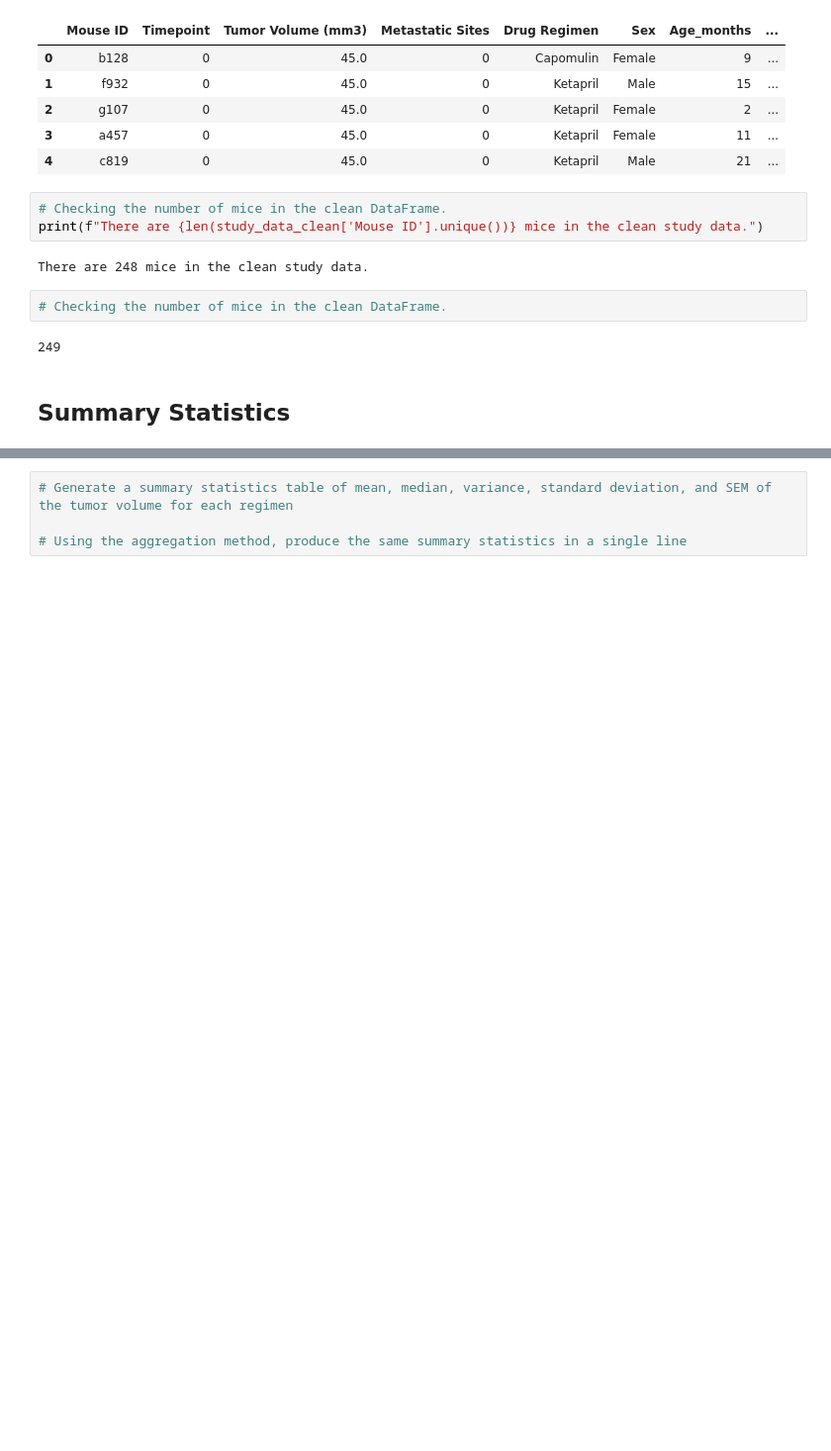
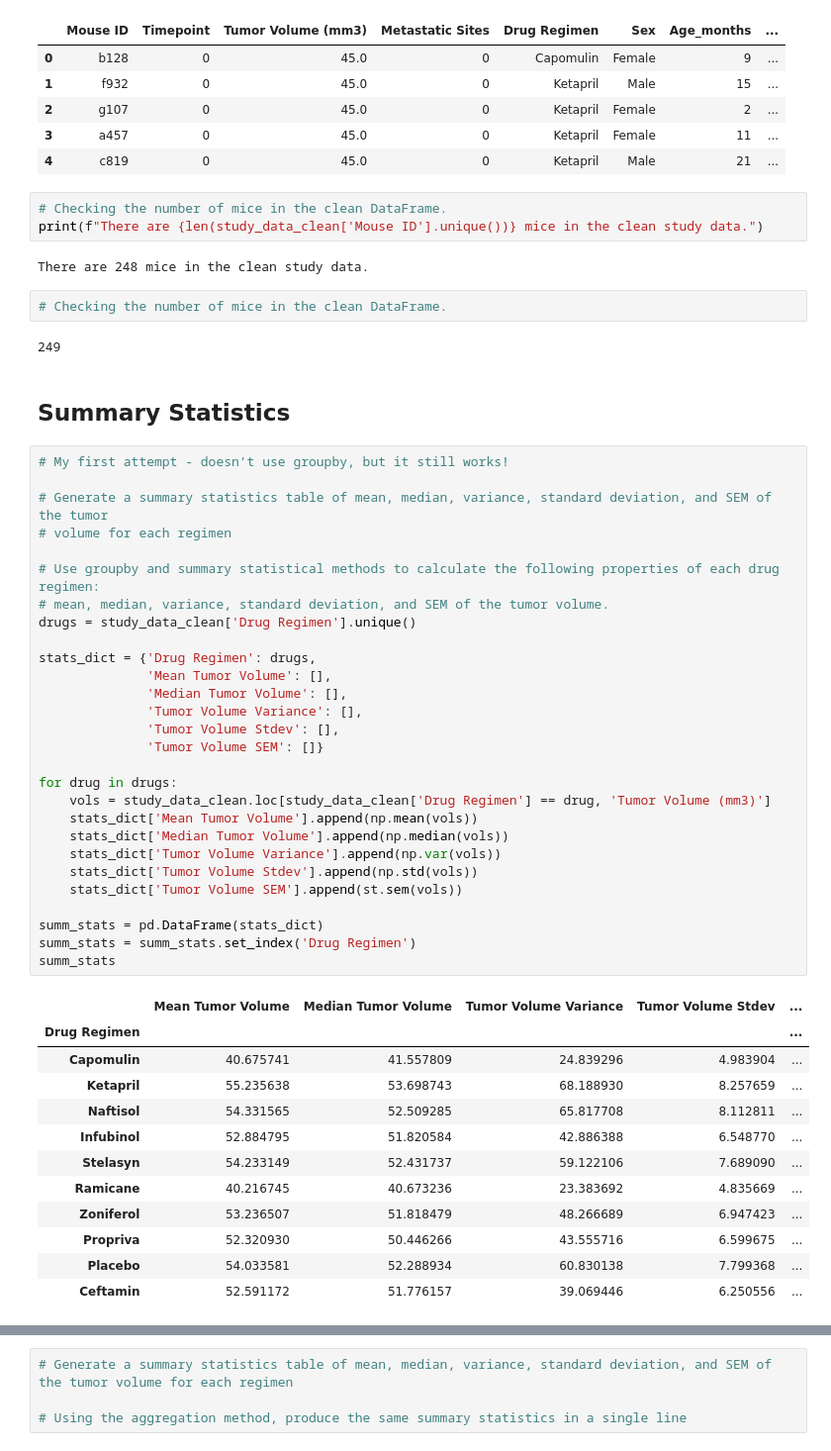
Before and after one commit to wpj174/matplotlib-challenge, a Jupyter notebook: pymaceuticals.ipynb, the cells around one changed output, grey strips where cells are left out. Shown at 99% size. Cells and saved outputs as stored; diff of their text form; blank space fills up the shorter version.

Commit message:
Summary Stats 2
Create summary statistics table with groupby

```diff
--- a/pymaceuticals.ipynb
+++ b/pymaceuticals.ipynb
@@ -132,3 +132,44 @@ There are 248 mice in the clean study data.
 249
 # %% [markdown]
 ## Summary Statistics
+# %%
+# My first attempt - doesn't use groupby, but it still works!
+
+# Generate a summary statistics table of mean, median, variance, standard deviation, and SEM of the tumor
+# volume for each regimen
+
+# Use groupby and summary statistical methods to calculate the following properties of each drug regimen:
+# mean, median, variance, standard deviation, and SEM of the tumor volume.
+drugs = study_data_clean['Drug Regimen'].unique()
+
+stats_dict = {'Drug Regimen': drugs,
+              'Mean Tumor Volume': [],
+              'Median Tumor Volume': [],
+              'Tumor Volume Variance': [],
+              'Tumor Volume Stdev': [],
+              'Tumor Volume SEM': []}
+
+for drug in drugs:
+    vols = study_data_clean.loc[study_data_clean['Drug Regimen'] == drug, 'Tumor Volume (mm3)']
+    stats_dict['Mean Tumor Volume'].append(np.mean(vols))
+    stats_dict['Median Tumor Volume'].append(np.median(vols))
+    stats_dict['Tumor Volume Variance'].append(np.var(vols))
+    stats_dict['Tumor Volume Stdev'].append(np.std(vols))
+    stats_dict['Tumor Volume SEM'].append(st.sem(vols))
+
+summ_stats = pd.DataFrame(stats_dict)
+summ_stats = summ_stats.set_index('Drug Regimen')
+summ_stats
+# %% [output]
+|  | Mean Tumor Volume | Median Tumor Volume | Tumor Volume Variance | Tumor Volume Stdev | ... |
+| Drug Regimen |  |  |  |  | ... |
+| Capomulin | 40.675741 | 41.557809 | 24.839296 | 4.983904 | ... |
+| Ketapril | 55.235638 | 53.698743 | 68.188930 | 8.257659 | ... |
+| Naftisol | 54.331565 | 52.509285 | 65.817708 | 8.112811 | ... |
+| Infubinol | 52.884795 | 51.820584 | 42.886388 | 6.548770 | ... |
+| Stelasyn | 54.233149 | 52.431737 | 59.122106 | 7.689090 | ... |
+| Ramicane | 40.216745 | 40.673236 | 23.383692 | 4.835669 | ... |
+| Zoniferol | 53.236507 | 51.818479 | 48.266689 | 6.947423 | ... |
+| Propriva | 52.320930 | 50.446266 | 43.555716 | 6.599675 | ... |
+| Placebo | 54.033581 | 52.288934 | 60.830138 | 7.799368 | ... |
+| Ceftamin | 52.591172 | 51.776157 | 39.069446 | 6.250556 | ... |
```
Also changed, not shown: parts of 2 cells of this notebook.
